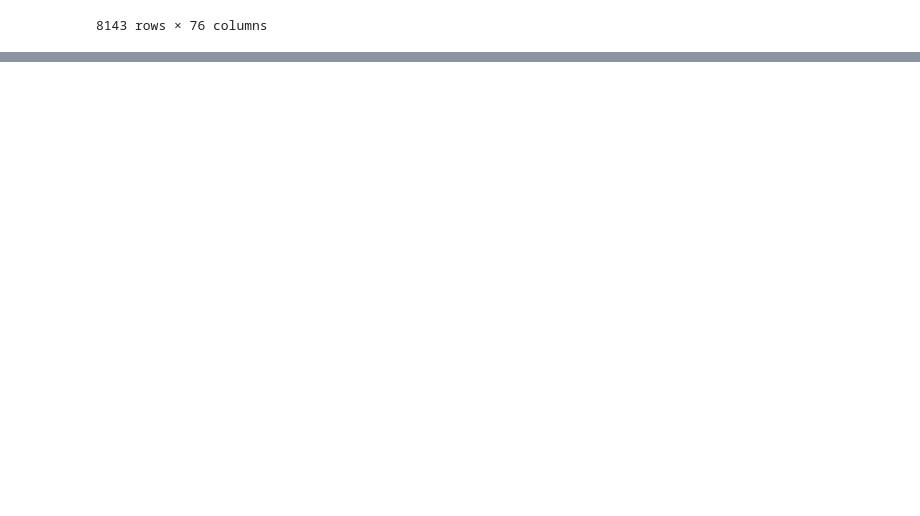
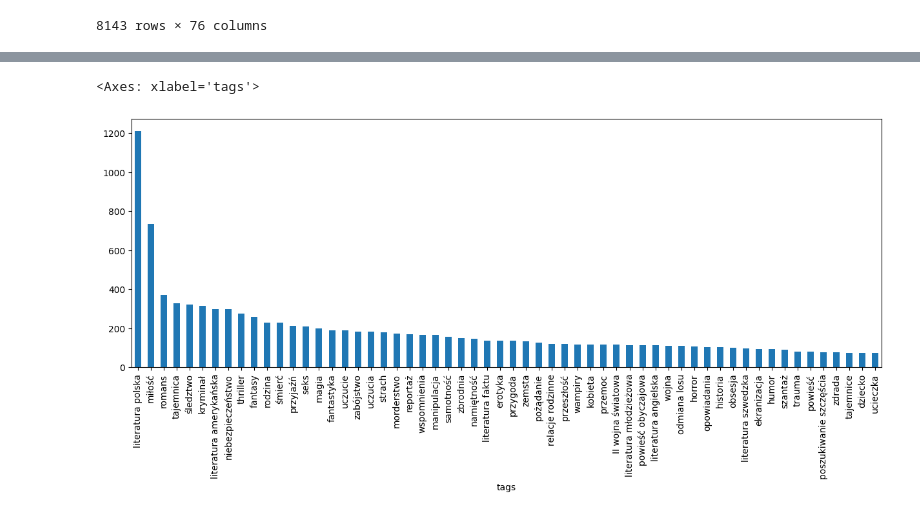
Before and after one commit to beep1000101/lubimyczytac_project, a Jupyter notebook: data_source.ipynb, the cells around one changed output, grey strips where cells are left out. Saved outputs shown, nothing was run; the diff lists cells and outputs as text; code cells hidden in the pictures; blank space fills up the shorter version.

```diff
--- a/data_source.ipynb
+++ b/data_source.ipynb
@@ -248,0 +268,2 @@ else:
+# %%
+existing_books_df['average_rating'] = np.multiply(np.arange(10, 0, -1), existing_books_df.loc[:, 'rating_10':'rating_1']).sum(axis=1)/existing_books_df.loc[:, 'rating_10':'rating_1'].sum(axis=1)
@@ -248,0 +353,5 @@ else:
+# %%
+existing_books_df['tags'].str.split('&').explode().value_counts()[existing_books_df['tags'].str.split('&').explode().value_counts() > 70].plot(kind='bar', figsize=(15, 5))
+# %% [output]
+<Axes: xlabel='tags'>
+[figure, added]
```
Also changed, not shown: parts of 18 cells of this notebook.
